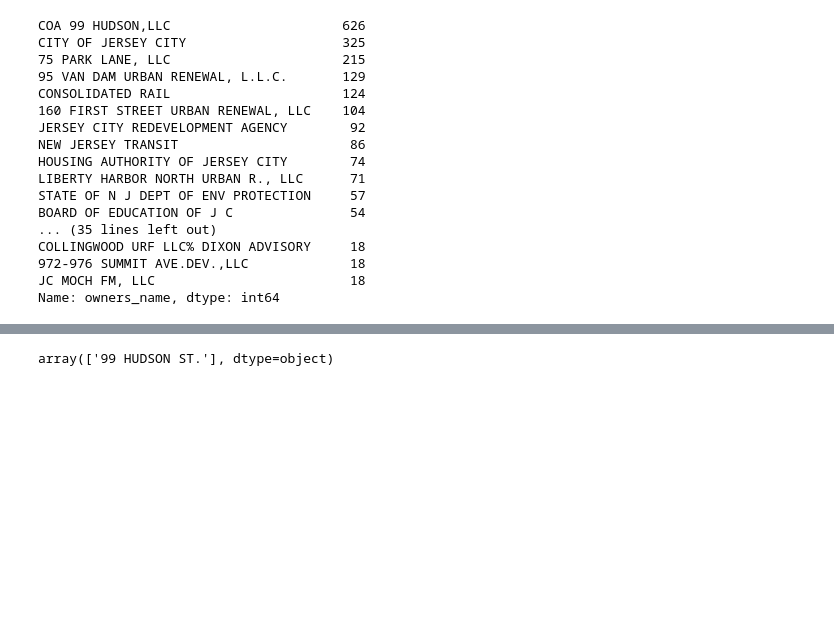
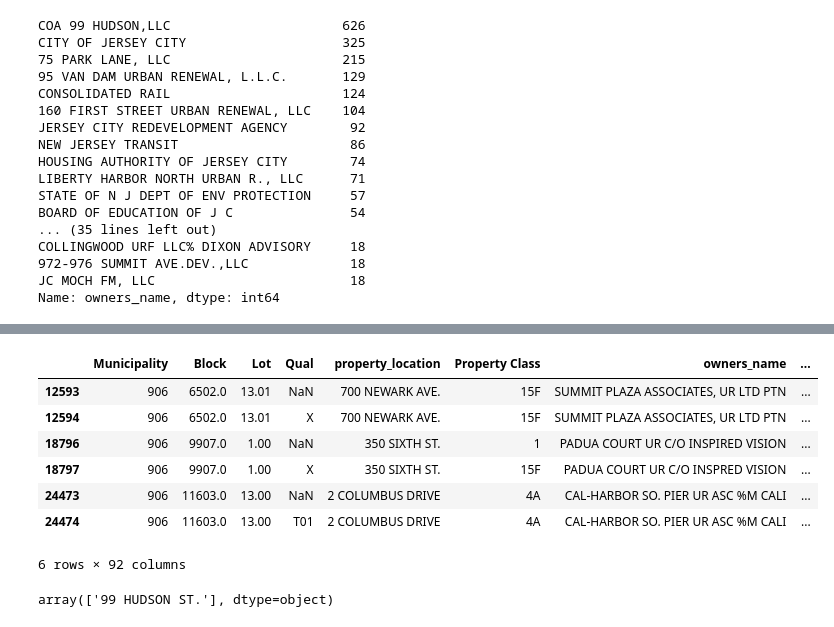
Before and after one commit to kylemichaelreaves/landlord_data, a Jupyter notebook: landlord_data.ipynb, the cells around one changed output, grey strips where cells are left out. Cells and saved outputs as stored; diff of their text form; code cells hidden in the pictures; blank space fills up the shorter version.

```diff
--- a/landlord_data.ipynb
+++ b/landlord_data.ipynb
@@ -175,3 +199,14 @@ Name: owners_name, dtype: int64
+# %%
+jersey_city[jersey_city.owners_name.str.contains(' UR ')]
+# %% [output]
+|  | Municipality | Block | Lot | Qual | property_location | Property Class | owners_name | ... |
+| 12593 | 906 | 6502.0 | 13.01 | NaN | 700 NEWARK AVE. | 15F | SUMMIT PLAZA ASSOCIATES, UR LTD PTN | ... |
+| 12594 | 906 | 6502.0 | 13.01 | X | 700 NEWARK AVE. | 15F | SUMMIT PLAZA ASSOCIATES, UR LTD PTN | ... |
+| 18796 | 906 | 9907.0 | 1.00 | NaN | 350 SIXTH ST. | 1 | PADUA COURT UR C/O INSPIRED VISION | ... |
+| 18797 | 906 | 9907.0 | 1.00 | X | 350 SIXTH ST. | 15F | PADUA COURT UR C/O INSPRED VISION | ... |
+| 24473 | 906 | 11603.0 | 13.00 | NaN | 2 COLUMBUS DRIVE | 4A | CAL-HARBOR SO. PIER UR ASC %M CALI | ... |
+| 24474 | 906 | 11603.0 | 13.00 | T01 | 2 COLUMBUS DRIVE | 4A | CAL-HARBOR SO. PIER UR ASC %M CALI | ... |
+6 rows × 92 columns
 # %%
 jersey_city[jersey_city.owners_name == 'COA 99 HUDSON,LLC']['property_location'].unique()
 # %% [output]
```
Also changed, not shown: parts of 7 cells of this notebook.
